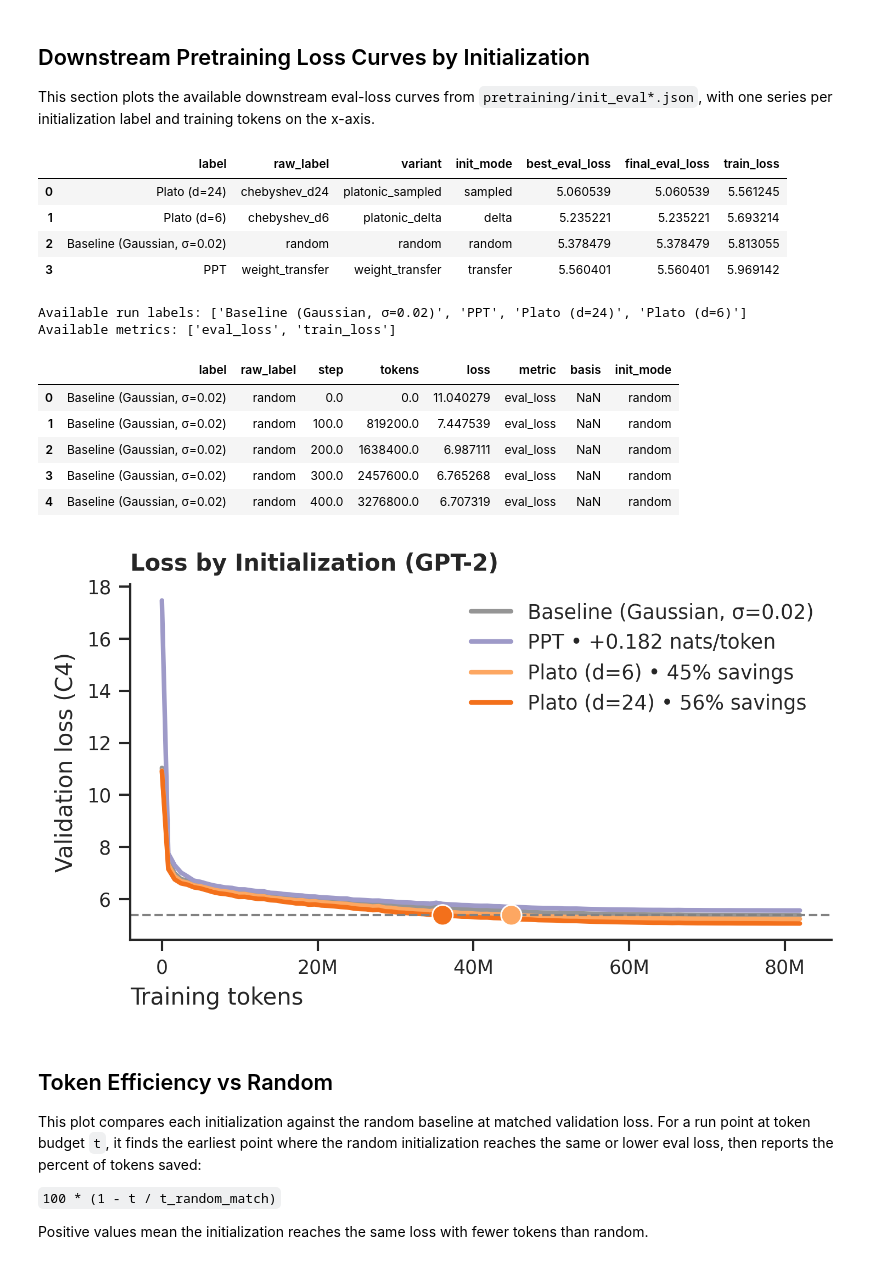
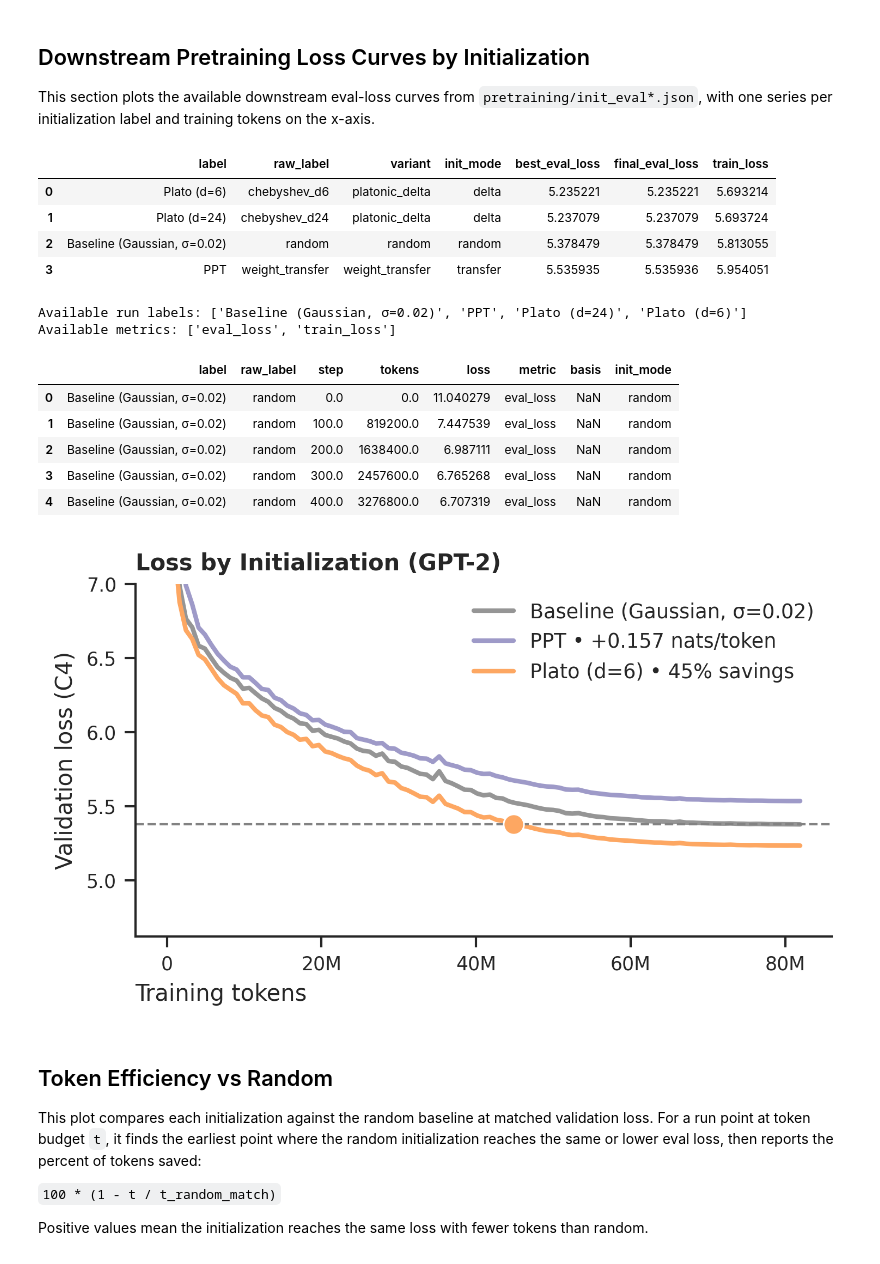
Before and after one commit to jopetty/platonic-init, a Jupyter notebook: notebooks/gpt2_c4_ppt_reproduction_analysis.ipynb, the cells around one changed output. Saved outputs shown, nothing was run; the diff lists cells and outputs as text; code cells hidden in the pictures.

```diff
--- a/notebooks/gpt2_c4_ppt_reproduction_analysis.ipynb
+++ b/notebooks/gpt2_c4_ppt_reproduction_analysis.ipynb
@@ -220,7 +209,7 @@ else:
         drop=True
     )
 fit_name_order = fit_df.get("fit_name", pd.Series(dtype=str)).tolist()
-fit_display_order = [init_display_name("plato", name) for name in fit_name_order]
+fit_display_order = [aes.format_initialization_label(name) for name in fit_name_order]
 if "fit_name" in fit_df:
     fit_df["fit_name"] = pd.Categorical(
         fit_df["fit_name"], categories=fit_name_order, ordered=True
@@ -233,30 +222,8 @@ fit_df["display_name"] = pd.Categorical(
     fit_display_order, categories=fit_display_order, ordered=True
 )
 
-aes.set_palette(
-    key="initializations",
-    family="baseline",
-    color="Greys",
-    names=["random"],
-    display_name=init_display_name,
-)
-aes.update_palette(
-    key="initializations",
-    family="transfer",
-    color="Purples",
-    names=["weight_transfer"],
-    display_name=init_display_name,
-)
-if fit_name_order:
-    aes.update_palette(
-        key="initializations",
-        family="plato",
-        color="Oranges",
-        names=list(reversed(fit_name_order)),
-        display_name=init_display_name,
-    )
-INIT_PALETTE = dict(aes.PALETTES["initializations"])
-INIT_LABEL_ORDER = ["Baseline (Gaussian, σ=0.02)", "PPT", *fit_display_order]
+INIT_PALETTE = aes.initialization_palette(fit_name_order)
+INIT_LABEL_ORDER = aes.initialization_label_order(fit_name_order)
 
 seed_rows = []
 first_artifact_path = next(iter(sorted(BASIS_SWEEP_ROOT.glob("analytic_subspace_*.pt"))), None)
@@ -720,7 +686,7 @@ for row in summary_results:
     raw_label = row.get("label", row.get("variant", "unknown"))
     result_rows.append(
         {
-            "label": init_display_name("", raw_label),
+            "label": aes.format_initialization_label(raw_label),
             "raw_label": raw_label,
             "variant": row.get("variant"),
             "init_mode": row.get("init_mode"),
@@ -749,7 +715,7 @@ display(result_df)
 curve_rows = []
 for row in curve_results:
     raw_label = row.get("label", row.get("variant", "unknown"))
-    display_label = init_display_name("", raw_label)
+    display_label = aes.format_initialization_label(raw_label)
     for point in row.get("eval_curve", []):
         step = point.get("step")
         curve_rows.append(
@@ -791,10 +757,10 @@ print(f"Available metrics: {available_metrics}")
 display(curves_df.head())
 # %% [output]
 |  | label | raw_label | variant | init_mode | best_eval_loss | final_eval_loss | train_loss |
-| 0 | Plato (d=24) | chebyshev_d24 | platonic_sampled | sampled | 5.060539 | 5.060539 | 5.561245 |
-| 1 | Plato (d=6) | chebyshev_d6 | platonic_delta | delta | 5.235221 | 5.235221 | 5.693214 |
+| 0 | Plato (d=6) | chebyshev_d6 | platonic_delta | delta | 5.235221 | 5.235221 | 5.693214 |
+| 1 | Plato (d=24) | chebyshev_d24 | platonic_delta | delta | 5.237079 | 5.237079 | 5.693724 |
 | 2 | Baseline (Gaussian, σ=0.02) | random | random | random | 5.378479 | 5.378479 | 5.813055 |
-| 3 | PPT | weight_transfer | weight_transfer | transfer | 5.560401 | 5.560401 | 5.969142 |
+| 3 | PPT | weight_transfer | weight_transfer | transfer | 5.535935 | 5.535936 | 5.954051 |
 Available run labels: ['Baseline (Gaussian, σ=0.02)', 'PPT', 'Plato (d=24)', 'Plato (d=6)']
 Available metrics: ['eval_loss', 'train_loss']
 |  | label | raw_label | step | tokens | loss | metric | basis | init_mode |
@@ -810,8 +776,10 @@ if curves_df.empty:
     label_order = []
 else:
     metric_to_plot = "eval_loss"
+    selected_labels = ["Baseline (Gaussian, σ=0.02)", "PPT", "Plato (d=6)"]
     plot_df = curves_df[curves_df["metric"] == metric_to_plot].copy()
-    label_order = [label for label in INIT_LABEL_ORDER if label in plot_df["label"].unique()]
+    plot_df = plot_df[plot_df["label"].isin(selected_labels)].copy()
+    label_order = [label for label in selected_labels if label in plot_df["label"].unique()]
 
     random_best_loss = None
     random_best_tokens = None
@@ -888,34 +856,35 @@ else:
                 s=80,
                 legend=False,
                 ax=ax,
                 zorder=5,
             )
         if random_best_loss is not None:
             ax.axhline(
                 random_best_loss,
                 color=aes.darken("#999999", by=0.15),
                 linewidth=1.0,
                 linestyle="--",
             )
         ax.set_title("Loss by Initialization (GPT-2)")
         ax.set_xlabel("Training tokens")
         ax.xaxis.set_major_formatter(aes.NICE_FORMATTER)
         ax.set_ylabel("Validation loss (C4)")
+        ax.set_ylim(top=7.0)
         ax.spines["top"].set_visible(False)
         ax.spines["right"].set_visible(False)
         legend = ax.legend(loc="upper right", frameon=False, title=None)
         if legend is not None:
             for text in legend.texts:
                 raw = text.get_text()
                 text.set_text(legend_label_map.get(raw, raw))
 
     aes.save_figure(
         FIGURE_ROOT / "gpt2_downstream_eval_loss_selected_initializations",
         fig=fig,
     )
     plt.show()
 # %% [output]
-[figure, old version]
+[figure, new version]
 # %% [markdown]
 ## Token Efficiency vs Random
 
```
Also changed, not shown: parts of 3 cells of this notebook, 23 other files.
